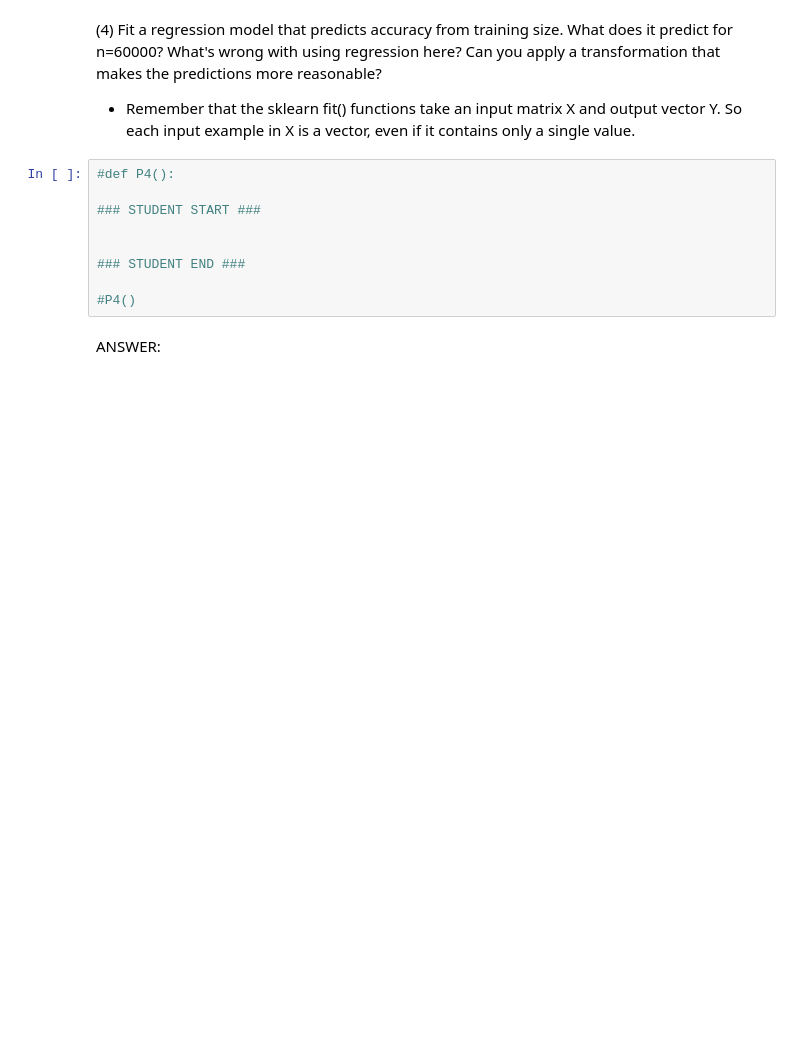
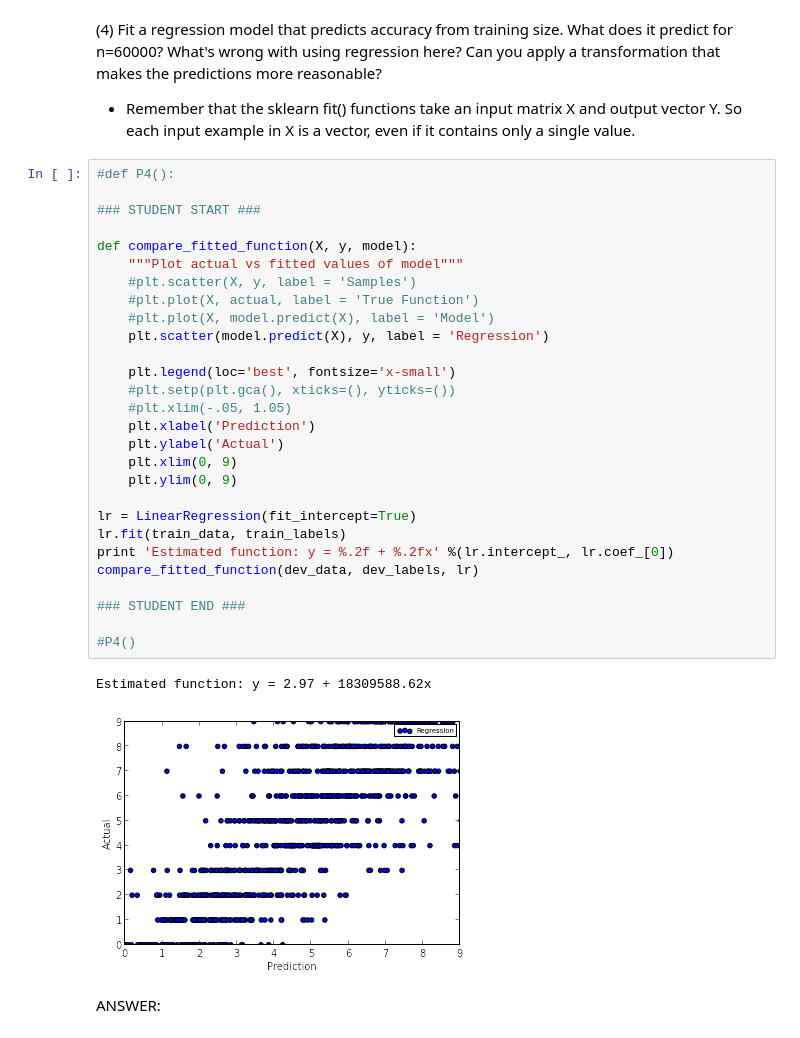
Before and after one commit to takoloco/w207, a Jupyter notebook: p1/tako_hisada_p1.ipynb, the cells around one changed output. Saved outputs shown, nothing was run; the diff lists cells and outputs as text; blank space fills up the shorter version.

```diff
--- a/p1/tako_hisada_p1.ipynb
+++ b/p1/tako_hisada_p1.ipynb
@@ -203,15 +220,37 @@ ANSWER:
 (4) Fit a regression model that predicts accuracy from training size. What does it predict for n=60000? What's wrong with using regression here? Can you apply a transformation that makes the predictions more reasonable?
 
 - Remember that the sklearn fit() functions take an input matrix X and output vector Y. So each input example in X is a vector, even if it contains only a single value.
-# %%
-#def P4():
-
-### STUDENT START ###
-
-
-### STUDENT END ###
-
-#P4()
+# %%
+#def P4():
+
+### STUDENT START ###
+
+def compare_fitted_function(X, y, model):
+    """Plot actual vs fitted values of model"""
+    #plt.scatter(X, y, label = 'Samples')
+    #plt.plot(X, actual, label = 'True Function')
+    #plt.plot(X, model.predict(X), label = 'Model')
+    plt.scatter(model.predict(X), y, label = 'Regression')
+
+    plt.legend(loc='best', fontsize='x-small')
+    #plt.setp(plt.gca(), xticks=(), yticks=())
+    #plt.xlim(-.05, 1.05)
+    plt.xlabel('Prediction')
+    plt.ylabel('Actual')
+    plt.xlim(0, 9)
+    plt.ylim(0, 9)
+
+lr = LinearRegression(fit_intercept=True)
+lr.fit(train_data, train_labels)
+print 'Estimated function: y = %.2f + %.2fx' %(lr.intercept_, lr.coef_[0])
+compare_fitted_function(dev_data, dev_labels, lr)
+
+### STUDENT END ###
+
+#P4()
+# %% [output]
+Estimated function: y = 2.97 + 18309588.62x
+[figure, added]
 # %% [markdown]
 ANSWER:
 # %% [markdown]
```
Also changed, not shown: parts of 9 cells of this notebook.
